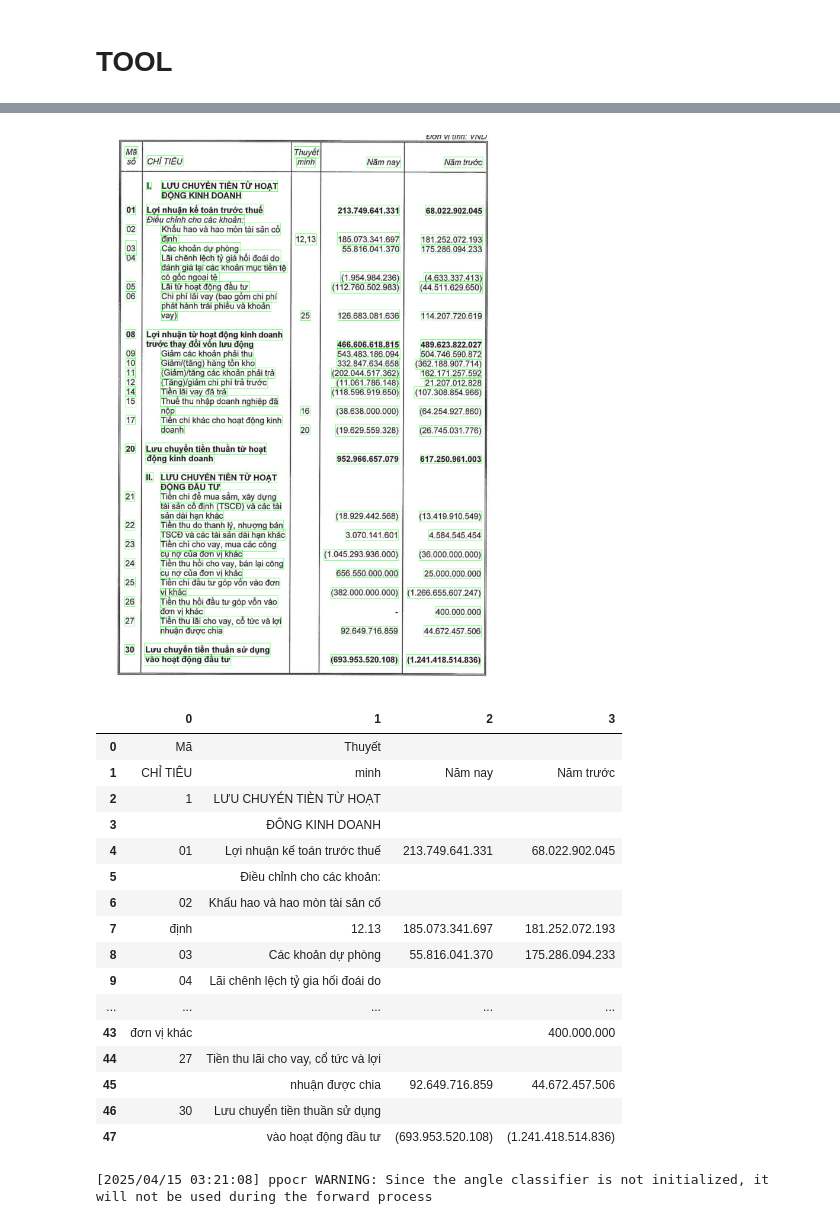
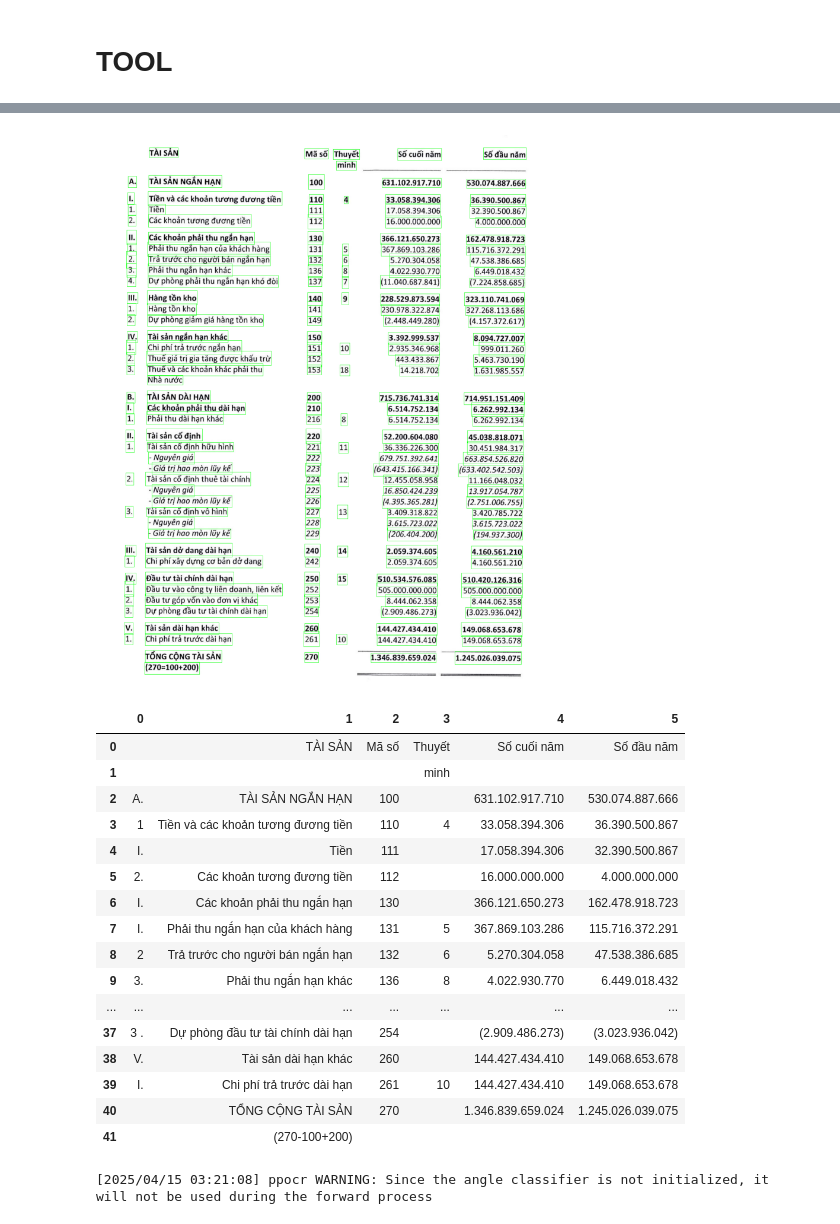
Before and after one commit to vietanhlee/Table-Extraction-from-Images-to-CSV-Excel, a Jupyter notebook: predict.ipynb, the cells around one changed output, grey strips where cells are left out. Saved outputs shown, nothing was run; the diff lists cells and outputs as text; code cells hidden in the pictures.

```diff
--- a/predict.ipynb
+++ b/predict.ipynb
@@ -163,7 +163,7 @@ class Processing:
 # %%
 tool = Processing(gpu= False)
 # %%
-path = r'G:\vietnamese-ocr\test\9.png'
+path = r'image test\3.jpg'
 a = tool.process_single_image(img_path= path, draw= 1)
 df = pd.DataFrame(a)
 df
@@ -172,21 +172,21 @@ df
-[figure, old version]
+[figure, new version]
-|  | 0 | 1 | 2 | 3 |
-| 0 | Mã | Thuyết |  |  |
-| 1 | CHỈ TIÊU | minh | Năm nay | Năm trước |
-| 2 | 1 | LƯU CHUYÉN TIÈN TỪ HOẠT |  |  |
-| 3 |  | ĐÔNG KINH DOANH |  |  |
-| 4 | 01 | Lợi nhuận kế toán trước thuế | 213.749.641.331 | 68.022.902.045 |
-| 5 |  | Điều chỉnh cho các khoản: |  |  |
-| 6 | 02 | Khấu hao và hao mòn tài sản cố |  |  |
-| 7 | định | 12.13 | 185.073.341.697 | 181.252.072.193 |
-| 8 | 03 | Các khoản dự phòng | 55.816.041.370 | 175.286.094.233 |
-| 9 | 04 | Lãi chênh lệch tỷ gia hối đoái do |  |  |
-| ... | ... | ... | ... | ... |
-| 43 | đơn vị khác |  |  | 400.000.000 |
-| 44 | 27 | Tiền thu lãi cho vay, cổ tức và lợi |  |  |
-| 45 |  | nhuận được chia | 92.649.716.859 | 44.672.457.506 |
-| 46 | 30 | Lưu chuyển tiền thuần sử dụng |  |  |
-| 47 |  | vào hoạt động đầu tư | (693.953.520.108) | (1.241.418.514.836) |
+|  | 0 | 1 | 2 | 3 | 4 | 5 |
+| 0 |  | TÀI SẢN | Mã số | Thuyết | Số cuối năm | Số đầu năm |
+| 1 |  |  |  | minh |  |  |
+| 2 | A. | TÀI SẢN NGẮN HẠN | 100 |  | 631.102.917.710 | 530.074.887.666 |
+| 3 | 1 | Tiền và các khoản tương đương tiền | 110 | 4 | 33.058.394.306 | 36.390.500.867 |
+| 4 | I. | Tiền | 111 |  | 17.058.394.306 | 32.390.500.867 |
+| 5 | 2. | Các khoản tương đương tiền | 112 |  | 16.000.000.000 | 4.000.000.000 |
+| 6 | I. | Các khoản phải thu ngắn hạn | 130 |  | 366.121.650.273 | 162.478.918.723 |
+| 7 | I. | Phải thu ngắn hạn của khách hàng | 131 | 5 | 367.869.103.286 | 115.716.372.291 |
+| 8 | 2 | Trả trước cho người bán ngắn hạn | 132 | 6 | 5.270.304.058 | 47.538.386.685 |
+| 9 | 3. | Phải thu ngắn hạn khác | 136 | 8 | 4.022.930.770 | 6.449.018.432 |
+| ... | ... | ... | ... | ... | ... | ... |
+| 37 | 3 . | Dự phòng đầu tư tài chính dài hạn | 254 |  | (2.909.486.273) | (3.023.936.042) |
+| 38 | V. | Tài sản dài hạn khác | 260 |  | 144.427.434.410 | 149.068.653.678 |
+| 39 | I. | Chi phí trả trước dài hạn | 261 | 10 | 144.427.434.410 | 149.068.653.678 |
+| 40 |  | TỔNG CỘNG TÀI SẢN | 270 |  | 1.346.839.659.024 | 1.245.026.039.075 |
+| 41 |  | (270-100+200) |  |  |  |  |
 # %%
 import os
 
```
Also changed, not shown: parts of 1 cell of this notebook, 17 other files.
